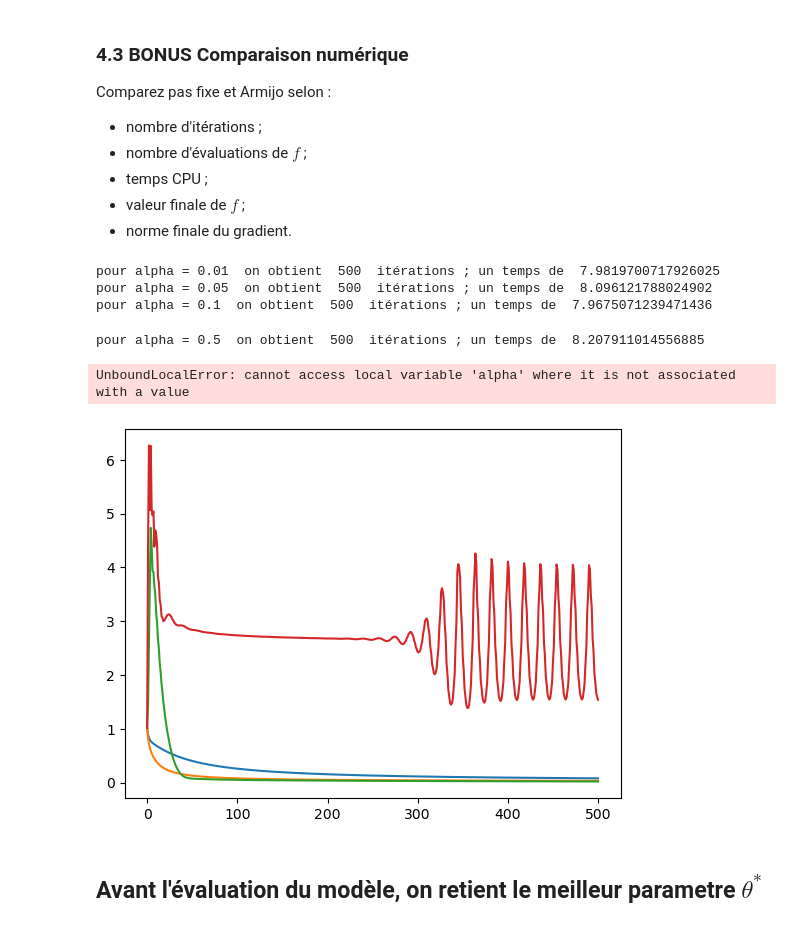
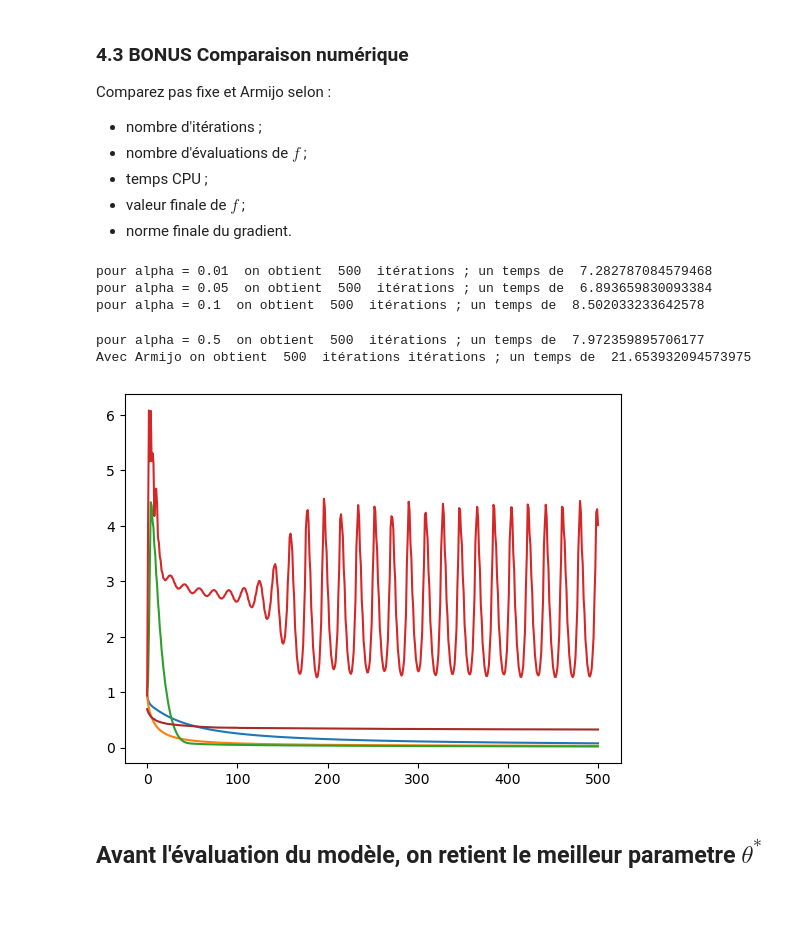
Before and after one commit to antoinecassou/3GMO1, a Jupyter notebook: Projet_QuickDraw_Sujet.ipynb, the cells around one changed output. Drawn from its saved outputs; the diff is of its cells as text; code cells hidden in the pictures.

Commit message:
mise à jour de armijo mais reste bloqué à un seuil

```diff
--- a/Projet_QuickDraw_Sujet.ipynb
+++ b/Projet_QuickDraw_Sujet.ipynb
@@ -497,7 +497,7 @@ def armijo_step(f, gradf, theta, d,
     compt = 0
     f_0 = f(theta, X_train_b, y_train, lmbda=1e-2)
     gradf_0 = gradf(theta, X_train_b, y_train, lmbda=1e-2)
-    while f(theta+alpha*d, X_train_b, y_train, lmbda=1e-2) > f_0 +c1*alpha*np.dot(np.transpose(gradf_0),d) and compt <= 1000 :
+    while f(theta+alpha*d, X_train_b, y_train, lmbda=1e-2) > f_0 +c1*alpha*np.dot(np.transpose(gradf_0),d) and compt <= 1000 and alpha > min_alpha :
         alpha = rho*alpha
         compt += 1
     return alpha, compt
@@ -512,23 +512,24 @@ def gradient_descent_armijo(f, gradf, theta0,
     l_theta = [theta0]
     l_f = [f(theta0, X_train_b, y_train,lmbda = 1e-2)]
     l_gradf = [np.linalg.norm(gradf(theta0, X_train_b, y_train,lmbda = 1e-2))]
-    l_alpha = [alpha]
+    l_alpha = []
 
-    k= 0
-    while k <= max_iter and np.abs(np.linalg.norm(l_gradf[-1])) > tol :
-        alpha, n_eval = armijo_step(f,gradf,l_theta[-1],-gradf(theta, X_train_b, y_train, lmbda=1e-2), alpha0, rho, c1)
-        theta = l_theta[k-1]
+    k = 0
+    n_eval = 0
+
+    while k < max_iter and l_gradf[-1] > tol :
+        alpha, n = armijo_step(f,gradf,theta,-gradf(theta, X_train_b, y_train, lmbda=1e-2), alpha0, rho, c1)
+        n_eval += n
         theta = theta - alpha*gradf(theta, X_train_b, y_train, lmbda=1e-2)
         l_theta.append(theta)
         l_f.append(f(theta, X_train_b, y_train,lmbda = 1e-2))
         l_gradf.append(np.linalg.norm(gradf(theta, X_train_b, y_train,lmbda = 1e-2)))
         l_alpha.append(alpha)
+
         k += 1
 
     theta = l_theta[-1]
-
     end_time = time.time()
-
     elapsed = end_time - start_time
 
     return {
@@ -547,37 +548,37 @@ Comparez pas fixe et Armijo selon :
 # %%
 lmbda = 1e-2
 f_train = lambda th: objective(th, X_train_b, y_train, lmbda)
 g_train = lambda th: grad_objective(th, X_train_b, y_train, lmbda)
 theta0 = np.zeros(X_train_b.shape[1])
 
 
 # Quelques pas à comparer.
 fixed_results = {}
 for alpha in [0.01, 0.05, 0.1, 0.5]:
     start_time = time.time()
     fixed_results[alpha], theta[alpha], k = gradient_descent_fixed(objective, grad_objective, theta0,alpha, max_iter=500)
     end_time = time.time()
 
     print("pour alpha =", alpha," on obtient ",k," itérations ; un temps de ", end_time-start_time)
     absc = [i for i in range(k+1)]
     plt.plot(absc, fixed_results[alpha])
 
 
-armijo_result = gradient_descent_armijo(objective, grad_objective, theta0, max_iter=500)
+armijo_result = gradient_descent_armijo(objective, grad_objective, theta0, tol = 1e-5, max_iter=500)
 print("Avec Armijo on obtient ", armijo_result["iterations"], " itérations"" itérations ; un temps de ", armijo_result["time"])
-absc = [k for k in range(armijo_result["iterations"])]
-plt.plot(absc,armijo_result["grad_norm"])
+absc = [k for k in range(armijo_result["iterations"]+1)]
+plt.plot(absc,armijo_result["f"], color = "brown")
 
 
 
 plt.show()
 # %% [output]
-pour alpha = 0.01  on obtient  500  itérations ; un temps de  7.9819700717926025
-pour alpha = 0.05  on obtient  500  itérations ; un temps de  8.096121788024902
-pour alpha = 0.1  on obtient  500  itérations ; un temps de  7.9675071239471436
+pour alpha = 0.01  on obtient  500  itérations ; un temps de  7.282787084579468
+pour alpha = 0.05  on obtient  500  itérations ; un temps de  6.893659830093384
+pour alpha = 0.1  on obtient  500  itérations ; un temps de  8.502033233642578
-pour alpha = 0.5  on obtient  500  itérations ; un temps de  8.207911014556885
+pour alpha = 0.5  on obtient  500  itérations ; un temps de  7.972359895706177
+Avec Armijo on obtient  500  itérations itérations ; un temps de  21.653932094573975
-UnboundLocalError: cannot access local variable 'alpha' where it is not associated with a value
-[figure, old version]
+[figure, new version]
 # %% [markdown]
 ## Avant l'évaluation du modèle, on retient le meilleur parametre $\theta^*$
 # %%
```
Also changed, not shown: parts of 2 cells of this notebook.
